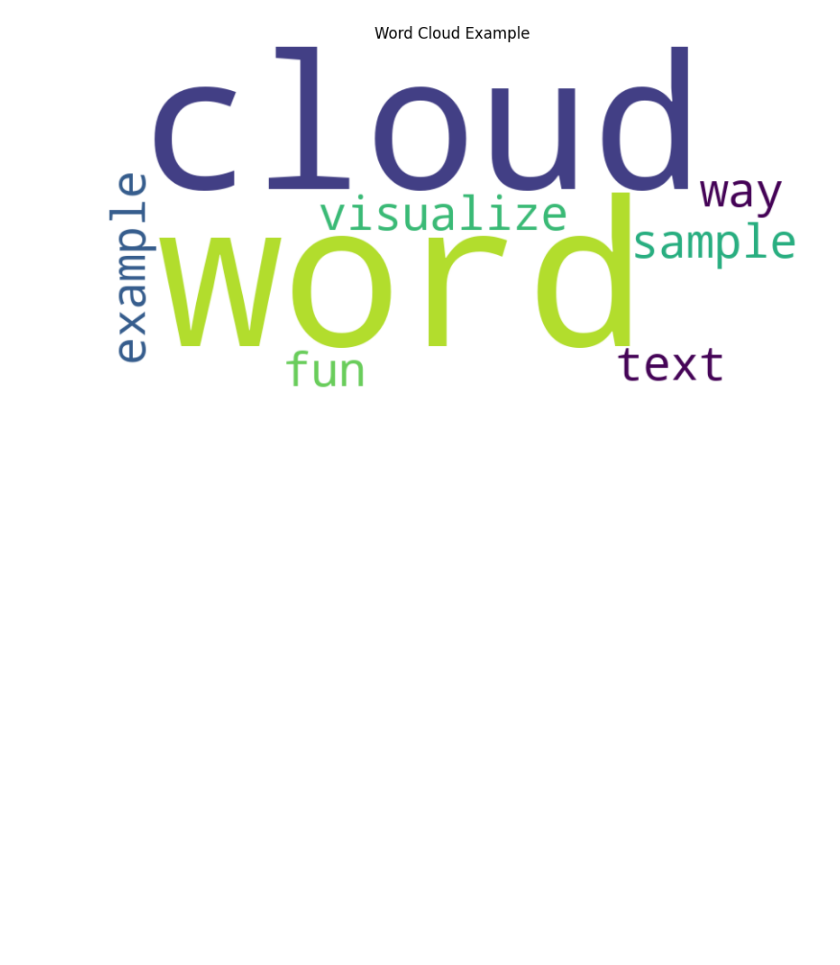
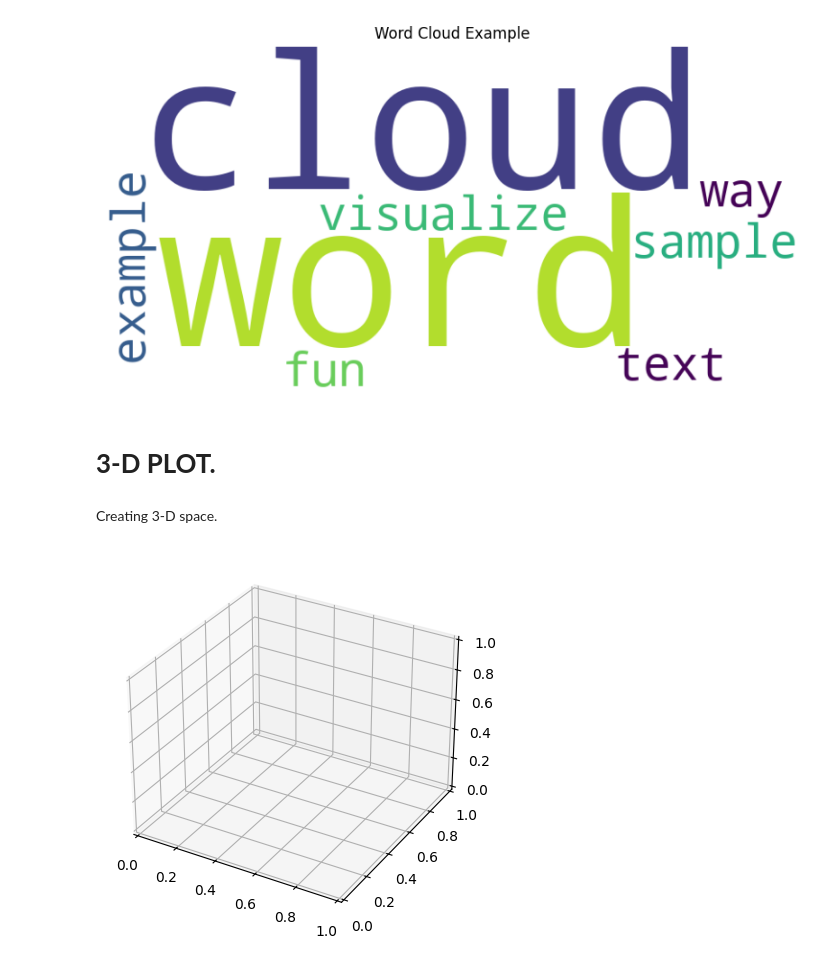
Before and after one commit to Rizwansaifi571/Matplotlib_Tutorial, a Jupyter notebook: Misallaneous.ipynb, the cells around one changed output. Cells and saved outputs as stored; diff of their text form; code cells hidden in the pictures; blank space fills up the shorter version.

Commit message:
Miscallaneous Plots.

```diff
--- a/Misallaneous.ipynb
+++ b/Misallaneous.ipynb
@@ -45,3 +45,12 @@ plt.title('Word Cloud Example')
 plt.show()
 # %% [output]
 [figure]
+# %% [markdown]
+# __3-D PLOT.__
+# %% [markdown]
+Creating 3-D space.
+# %%
+fig=plt.figure()
+ax=plt.axes(projection='3d')
+# %% [output]
+[figure, added]
```
